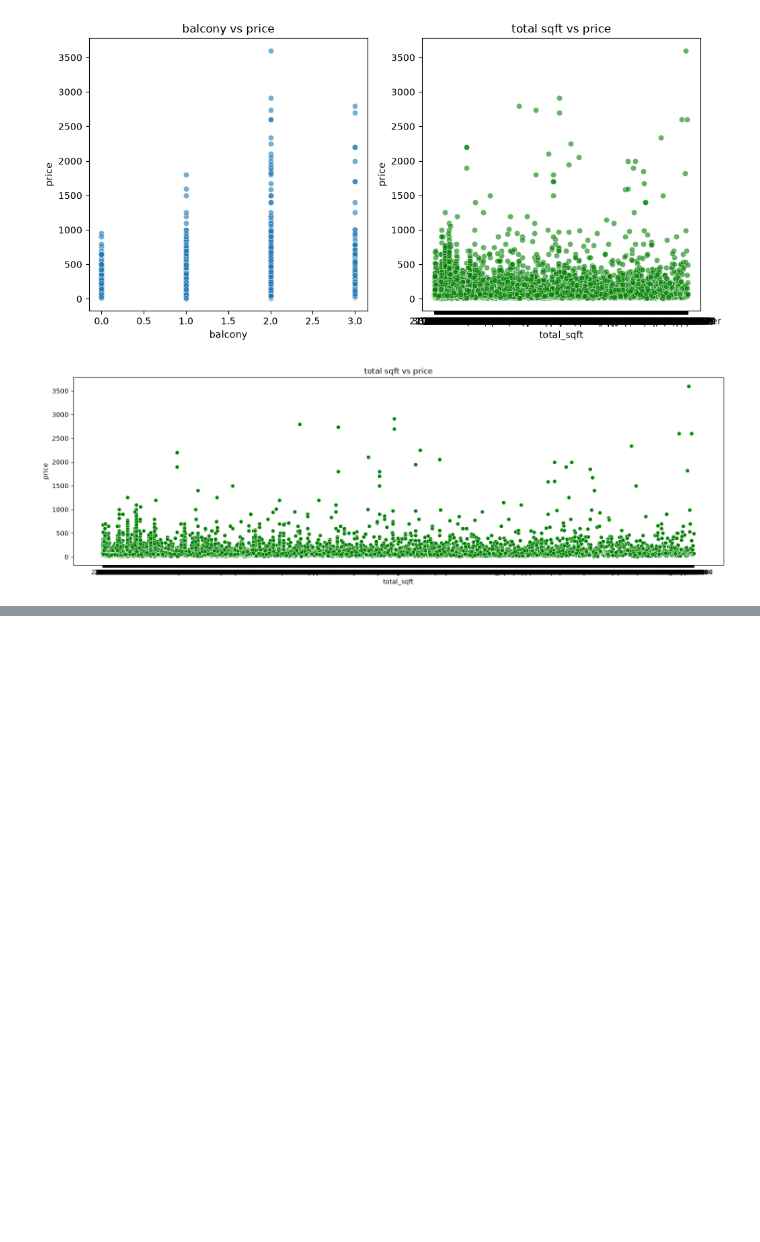
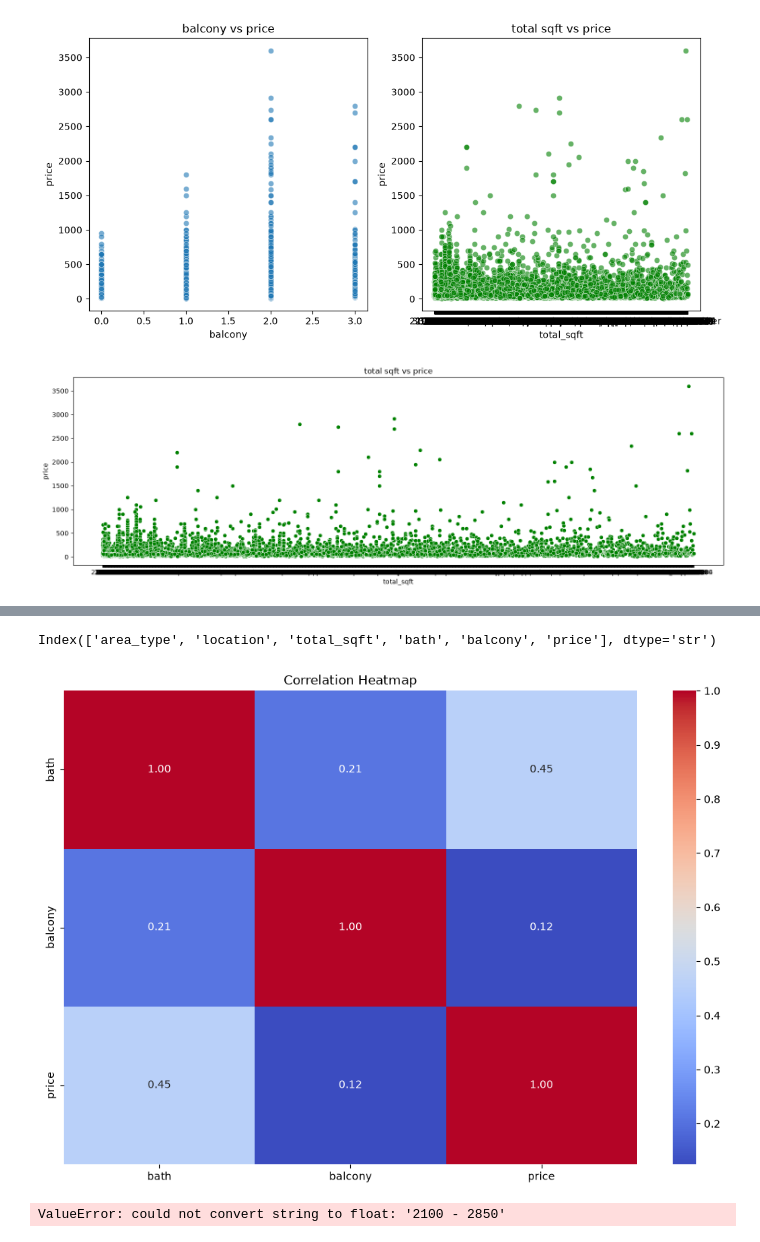
Before and after one commit to niharika9nx/Machine-Learning, a Jupyter notebook: code/house_price_prediction/project_code.ipynb, the cells around one changed output, grey strips where cells are left out. Drawn from its saved outputs; the diff is of its cells as text; code cells hidden in the pictures; blank space fills up the shorter version.

```diff
--- a/code/house_price_prediction/project_code.ipynb
+++ b/code/house_price_prediction/project_code.ipynb
@@ -86,12 +156,24 @@ df['balcony'] = df['balcony'].fillna(df["balcony"].median())
 df['bath'] = df['bath'].fillna(df["bath"].median())
 # %%
 def convert_sqft_to_num(x):
+    if pd.isna(x):
+        return None
+    x = str(x).strip()
+    if '-' in x:
+        parts = x.split('-')
+        try:
+            return (float(parts[0].strip()) + float(parts[1].strip())) / 2
+        except (ValueError, IndexError):
+            return None
     try:
-        if '-' in str(x):
-            tokens = x.split('-')
-            return (float(tokens[0]) + float(tokens[1])) /2
-    except:
+        return float(x)
+    except ValueError:
         return None
+
+df['total_sqft'] = df['total_sqft'].apply(convert_sqft_to_num)
+
+# Rows that couldn't be parsed become NaN — drop or impute
+df = df.dropna(subset=['total_sqft']).reset_index(drop=True)
 # %%
 object_columns = df.select_dtypes(include=['object']).columns
 print("Object type columns:")
@@ -267,3 +333,5 @@ plt.tight_layout()
 plt.show()
 # %% [output]
 [figure]
+# %%
+df = df.drop('availability', axis=1)
@@ -269,0 +348,23 @@ plt.show()
+# %%
+df.columns
+# %% [output]
+Index(['area_type', 'location', 'total_sqft', 'bath', 'balcony', 'price'], dtype='str')
+# %%
+plt.figure(figsize=(10, 7))
+sns.heatmap(df.corr(numeric_only=True), annot=True, cmap='coolwarm', fmt='.2f')
+plt.title('Correlation Heatmap')
+plt.tight_layout()
+plt.show()
+# %% [output]
+[figure, added]
+# %%
+from sklearn.preprocessing import StandardScaler
+
+scale_cols = [
+    'total_sqft', 'bath','balcony', 'price']
+
+scaler = StandardScaler()
+df[scale_cols] = scaler.fit_transform(df[scale_cols])
+df.head()
+# %% [output]
+ValueError: could not convert string to float: '2100 - 2850'
```
Also changed, not shown: parts of 14 cells of this notebook, 2 other files.
